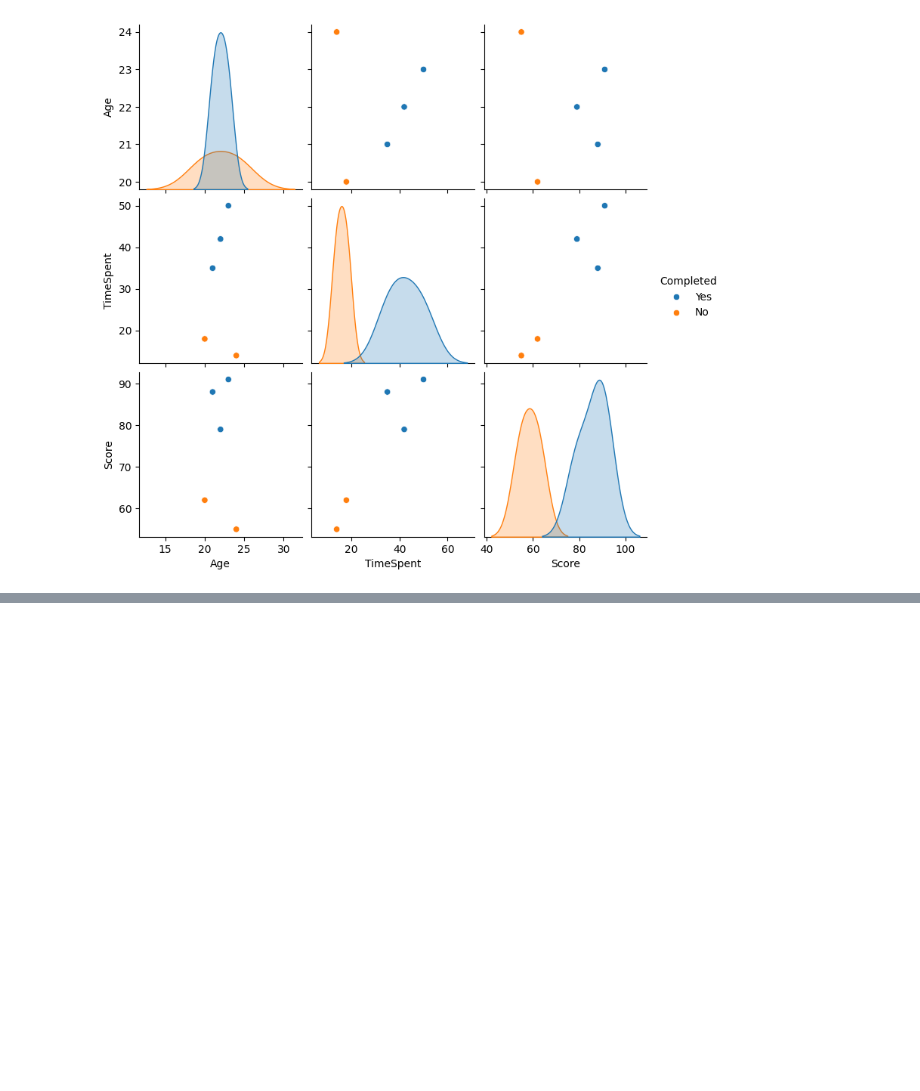
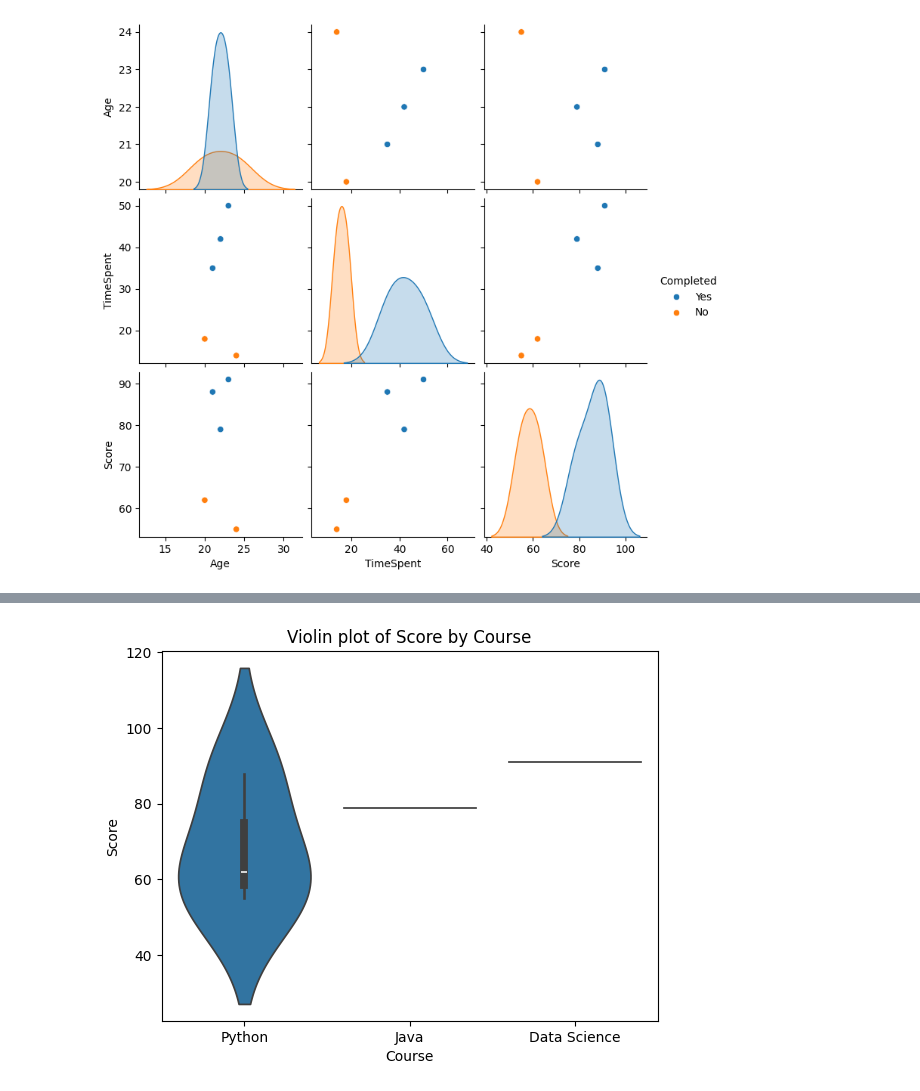
Before and after one commit to vibhorrrrr/Data-Analytics, a Jupyter notebook: visualization.ipynb, the cells around one changed output, grey strips where cells are left out. Cells and saved outputs as stored; diff of their text form; code cells hidden in the pictures; blank space fills up the shorter version.

```diff
--- a/visualization.ipynb
+++ b/visualization.ipynb
@@ -146,0 +165,6 @@ plt.show()
+# %%
+sns.violinplot(x='Course', y='Score', data = df)
+plt.title("Violin plot of Score by Course")
+plt.show()
+# %% [output]
+[figure, added]
```
Also changed, not shown: parts of 4 cells of this notebook, 2 other files.
